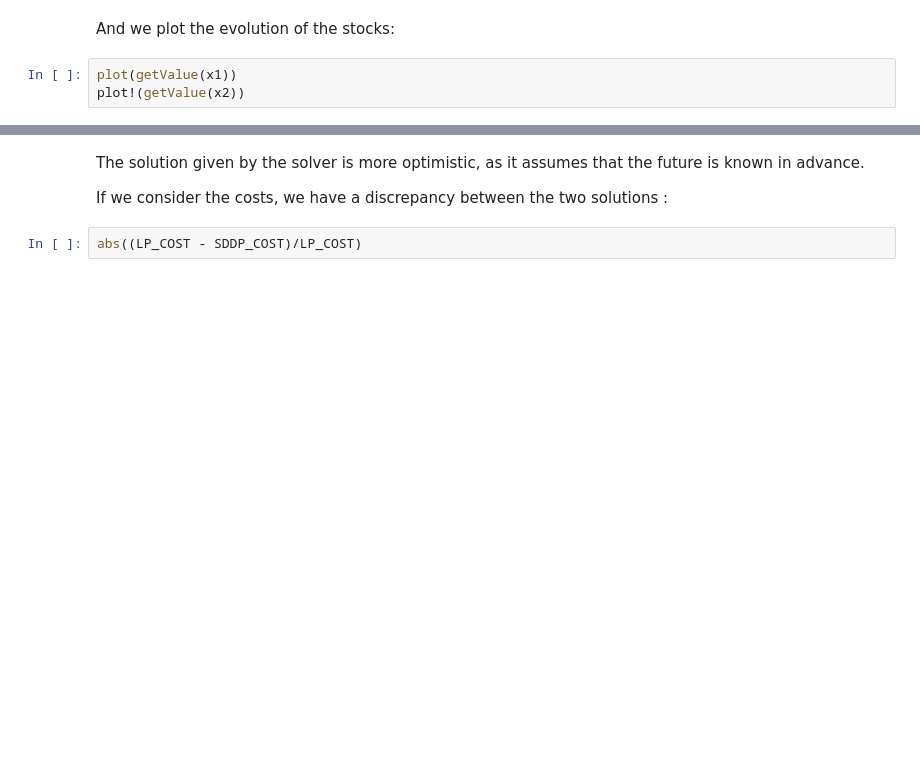
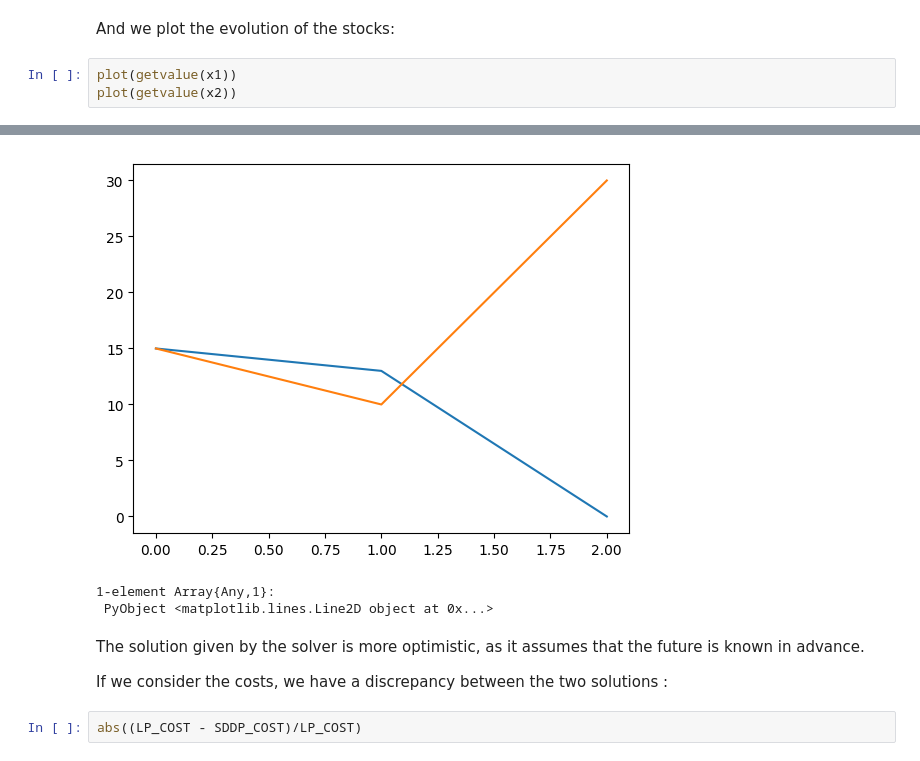
Before and after one commit to EdwardAngelino/StochDP-notebooks, a Jupyter notebook: notebooks/PHES.ipynb, the cells around one changed output, grey strips where cells are left out. Cells and saved outputs as stored; diff of their text form; blank space fills up the shorter version.

```diff
--- a/notebooks/PHES.ipynb
+++ b/notebooks/PHES.ipynb
@@ -334,6 +304,6 @@ LP value: -3201.43524783637
 # %% [markdown]
 And we plot the evolution of the stocks:
 # %%
-plot(getValue(x1))
-plot!(getValue(x2))
+plot(getvalue(x1))
+plot(getvalue(x2))
 # %% [output]
@@ -341,3 +310,6 @@ plot!(getValue(x2))
+[figure, added]
+1-element Array{Any,1}:
+ PyObject <matplotlib.lines.Line2D object at 0x...>
 # %% [markdown]
 The solution given by the solver is more optimistic, as it assumes that the future is known in advance.
 
```
Also changed, not shown: parts of 22 cells of this notebook, 1 other file.
